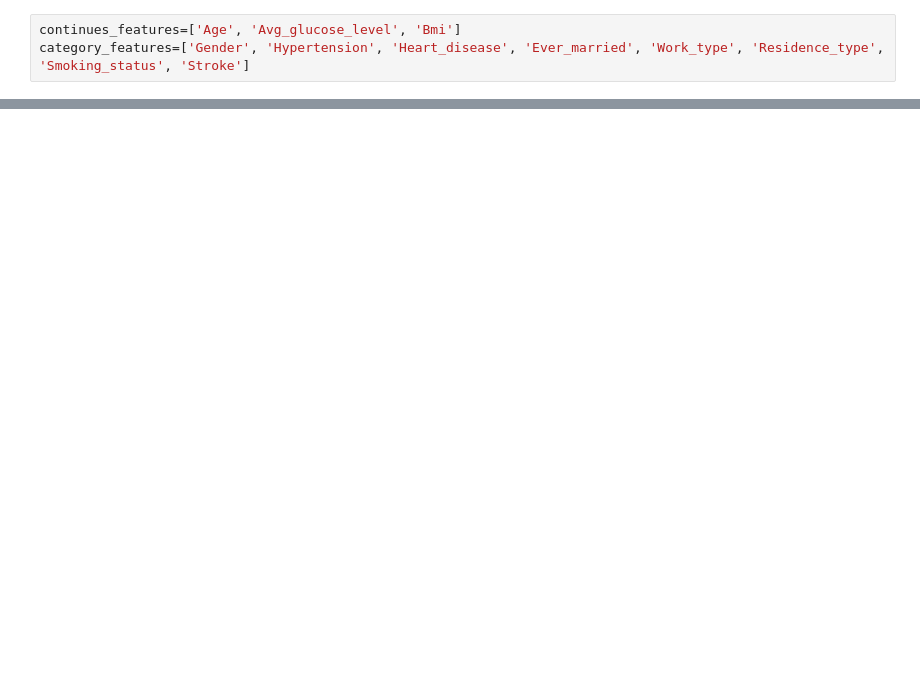
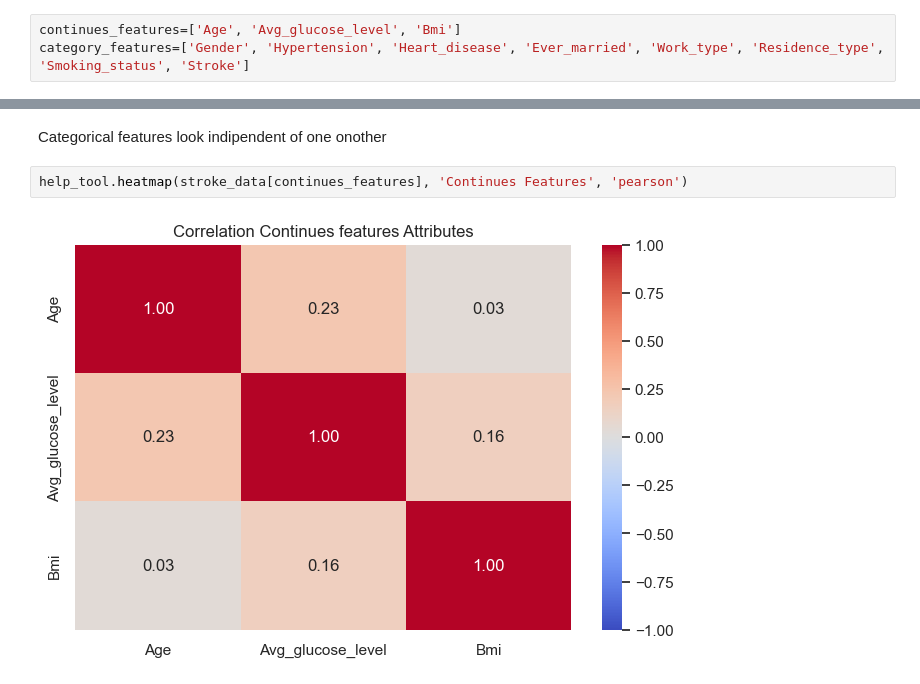
Before and after one commit to Padebeselis/Stroke_Prediction, a Jupyter notebook: EDA.ipynb, the cells around one changed output, grey strips where cells are left out. Drawn from its saved outputs; the diff is of its cells as text; blank space fills up the shorter version.

```diff
--- a/EDA.ipynb
+++ b/EDA.ipynb
@@ -456,0 +179,6 @@ stroke_data[stroke_data['Bmi'].isna()].shape
+# %% [markdown]
+Categorical features look indipendent of one onother
+# %%
+help_tool.heatmap(stroke_data[continues_features], 'Continues Features', 'pearson')
+# %% [output]
+[figure, added]
```
Also changed, not shown: parts of 123 cells of this notebook, 1 other file.
